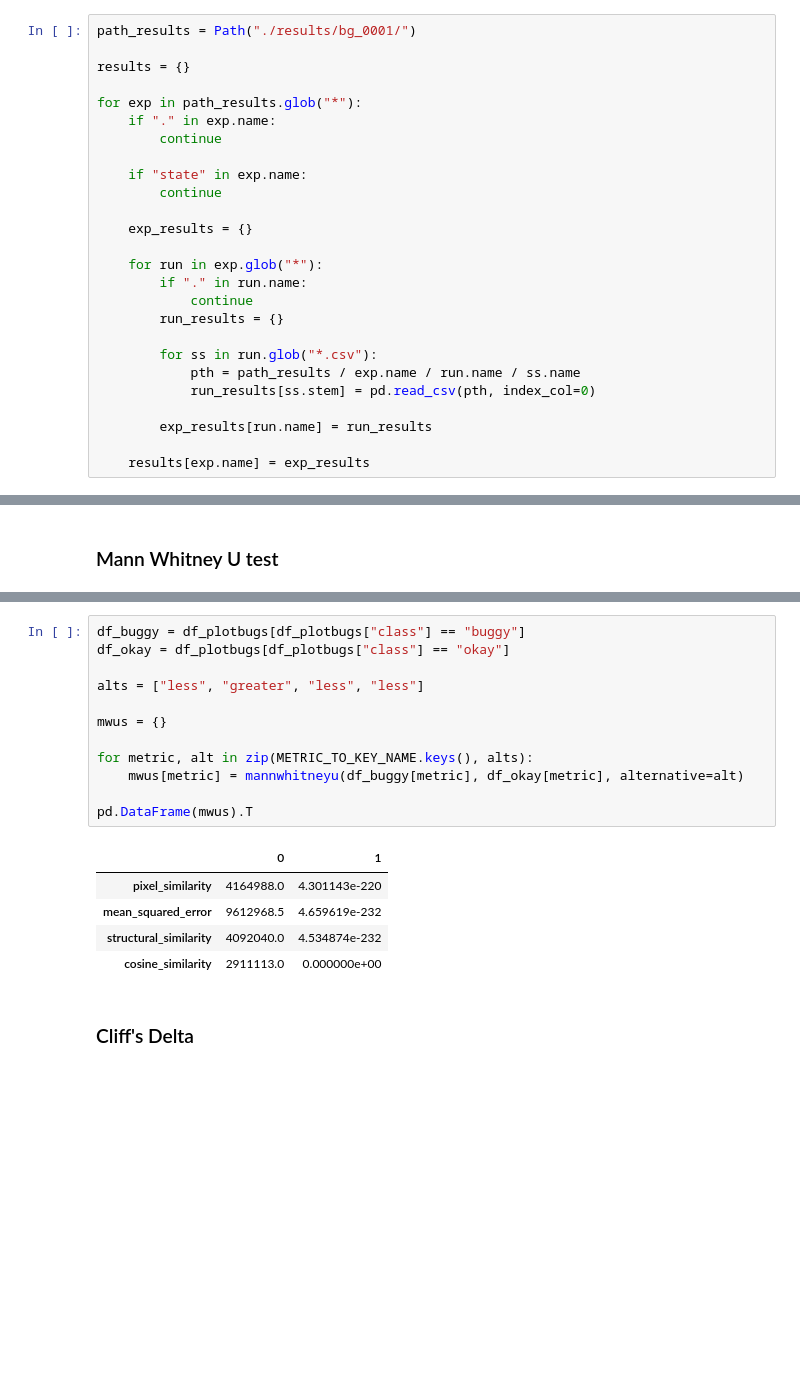
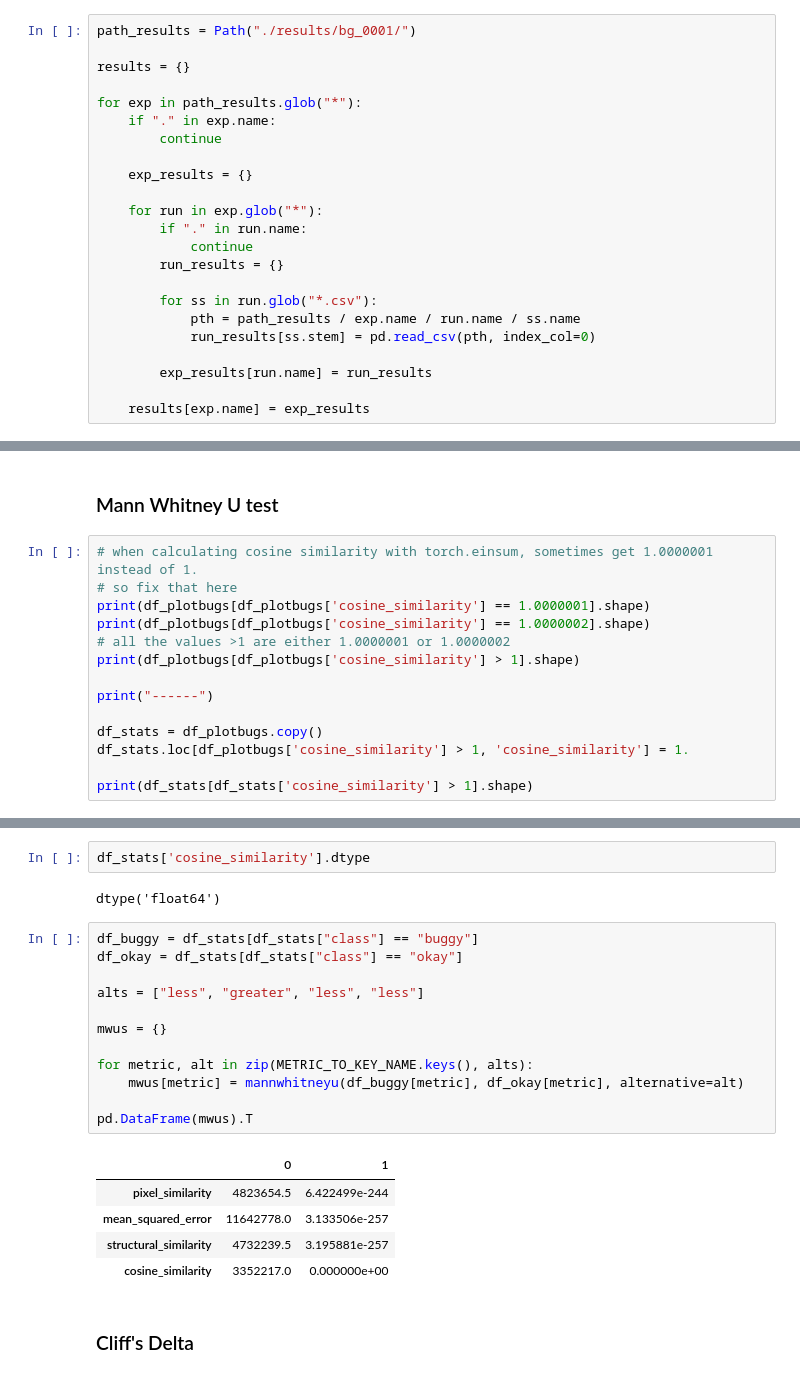
Before and after one commit to asgaardlab/canvas-visual-bugs-testbed, a Jupyter notebook: analysis/main_analysis.ipynb, the cells around one changed output, grey strips where cells are left out. Cells and saved outputs as stored; diff of their text form; blank space fills up the shorter version.

```diff
--- a/analysis/main_analysis.ipynb
+++ b/analysis/main_analysis.ipynb
@@ -27,9 +27,6 @@ results = {}
 
 for exp in path_results.glob("*"):
     if "." in exp.name:
-        continue
-
-    if "state" in exp.name:
         continue
 
     exp_results = {}
@@ -214,2 +211,16 @@ fig.show()
 # %% [markdown]
 ### Mann Whitney U test
+# %%
+# when calculating cosine similarity with torch.einsum, sometimes get 1.0000001 instead of 1.
+# so fix that here
+print(df_plotbugs[df_plotbugs['cosine_similarity'] == 1.0000001].shape)
+print(df_plotbugs[df_plotbugs['cosine_similarity'] == 1.0000002].shape)
+# all the values >1 are either 1.0000001 or 1.0000002
+print(df_plotbugs[df_plotbugs['cosine_similarity'] > 1].shape)
+
+print("------")
+
+df_stats = df_plotbugs.copy()
+df_stats.loc[df_plotbugs['cosine_similarity'] > 1, 'cosine_similarity'] = 1.
+
+print(df_stats[df_stats['cosine_similarity'] > 1].shape)
@@ -216,21 +233,25 @@ fig.show()
+# %%
+df_stats['cosine_similarity'].dtype
+# %% [output]
+dtype('float64')
 # %%
-df_buggy = df_plotbugs[df_plotbugs["class"] == "buggy"]
-df_okay = df_plotbugs[df_plotbugs["class"] == "okay"]
+df_buggy = df_stats[df_stats["class"] == "buggy"]
+df_okay = df_stats[df_stats["class"] == "okay"]
 
 alts = ["less", "greater", "less", "less"]
 
 mwus = {}
 
 for metric, alt in zip(METRIC_TO_KEY_NAME.keys(), alts):
     mwus[metric] = mannwhitneyu(df_buggy[metric], df_okay[metric], alternative=alt)
 
 pd.DataFrame(mwus).T
 # %% [output]
 |  | 0 | 1 |
-| pixel_similarity | 4164988.0 | 4.301143e-220 |
-| mean_squared_error | 9612968.5 | 4.659619e-232 |
-| structural_similarity | 4092040.0 | 4.534874e-232 |
-| cosine_similarity | 2911113.0 | 0.000000e+00 |
+| pixel_similarity | 4823654.5 | 6.422499e-244 |
+| mean_squared_error | 11642778.0 | 3.133506e-257 |
+| structural_similarity | 4732239.5 | 3.195881e-257 |
+| cosine_similarity | 3352217.0 | 0.000000e+00 |
 # %% [markdown]
 ### Cliff's Delta
 # %%
```
Also changed, not shown: parts of 7 cells of this notebook.
